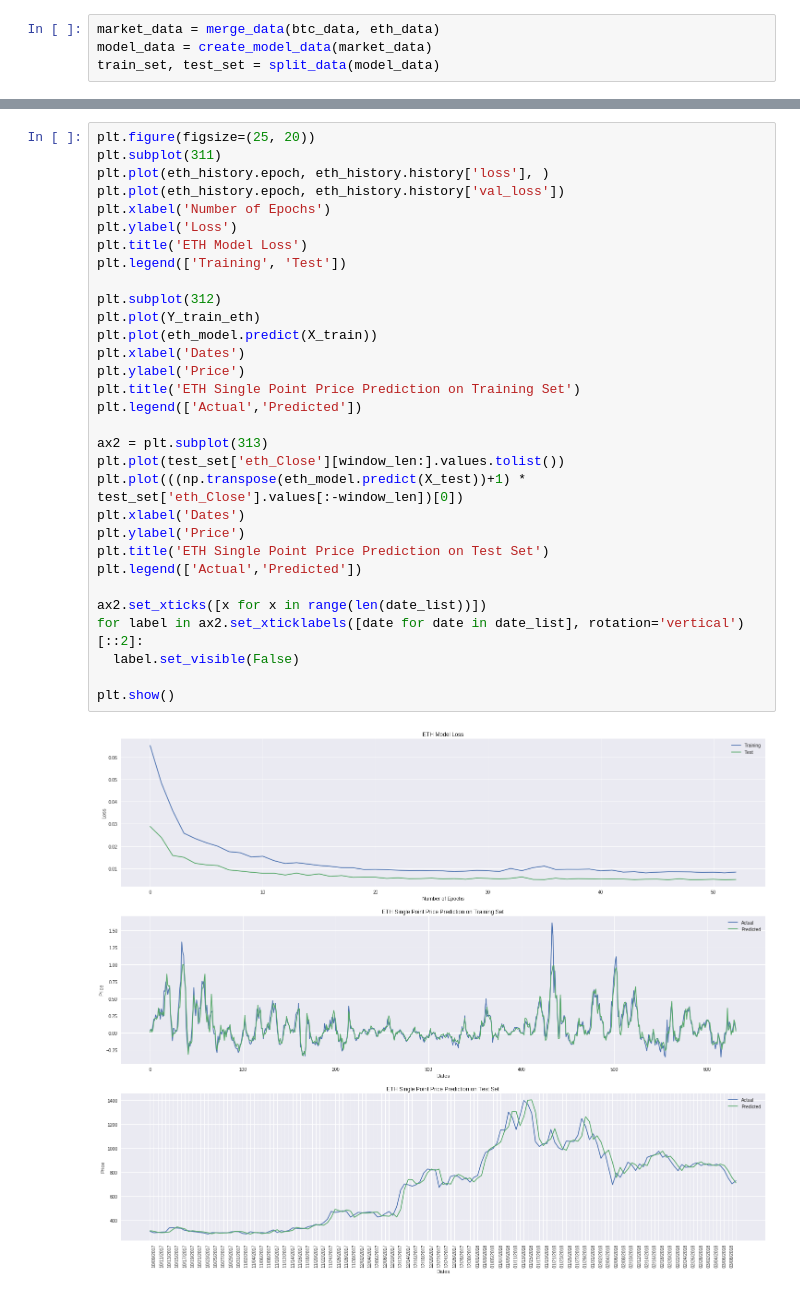
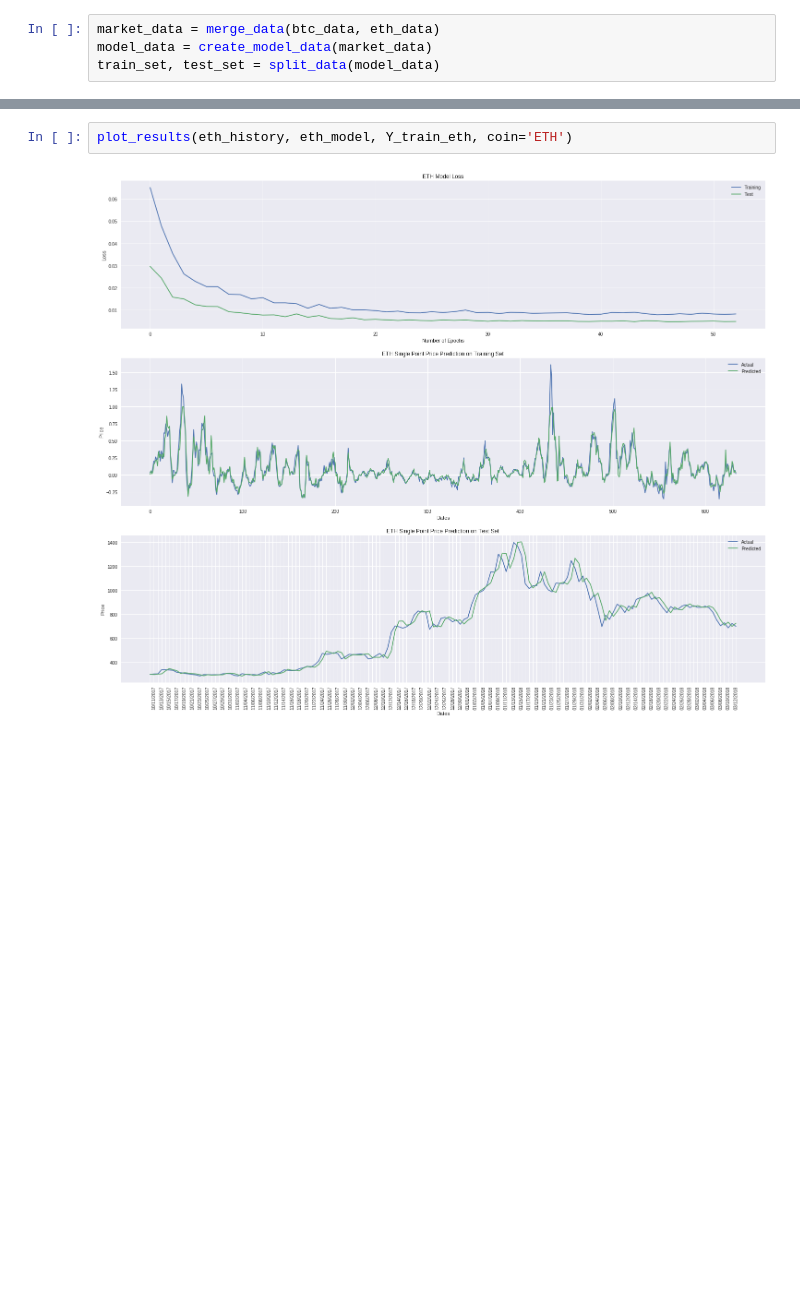
Before and after one commit to SiaFahim/lstm-crypto-predictor, a Jupyter notebook: lstm_crypto_price_prediction.ipynb, the cells around one changed output, grey strips where cells are left out. Saved outputs shown, nothing was run; the diff lists cells and outputs as text; blank space fills up the shorter version.

```diff
--- a/lstm_crypto_price_prediction.ipynb
+++ b/lstm_crypto_price_prediction.ipynb
@@ -340,33 +361,4 @@ Epoch 53/53
-# %%
-plt.figure(figsize=(25, 20))
-plt.subplot(311)
-plt.plot(eth_history.epoch, eth_history.history['loss'], )
-plt.plot(eth_history.epoch, eth_history.history['val_loss'])
-plt.xlabel('Number of Epochs')
-plt.ylabel('Loss')
-plt.title('ETH Model Loss')
-plt.legend(['Training', 'Test'])
-
-plt.subplot(312)
-plt.plot(Y_train_eth)
-plt.plot(eth_model.predict(X_train))
-plt.xlabel('Dates')
-plt.ylabel('Price')
-plt.title('ETH Single Point Price Prediction on Training Set')
-plt.legend(['Actual','Predicted'])
-
-ax2 = plt.subplot(313)
-plt.plot(test_set['eth_Close'][window_len:].values.tolist())
-plt.plot(((np.transpose(eth_model.predict(X_test))+1) * test_set['eth_Close'].values[:-window_len])[0])
-plt.xlabel('Dates')
-plt.ylabel('Price')
-plt.title('ETH Single Point Price Prediction on Test Set')
-plt.legend(['Actual','Predicted'])
-
-ax2.set_xticks([x for x in range(len(date_list))])
-for label in ax2.set_xticklabels([date for date in date_list], rotation='vertical')[::2]:
-  label.set_visible(False)
-
-plt.show()
-# %% [output]
-[figure, removed]
+# %%
+plot_results(eth_history, eth_model, Y_train_eth, coin='ETH')
+# %% [output]
+[figure, added]
```
Also changed, not shown: parts of 23 cells of this notebook.
